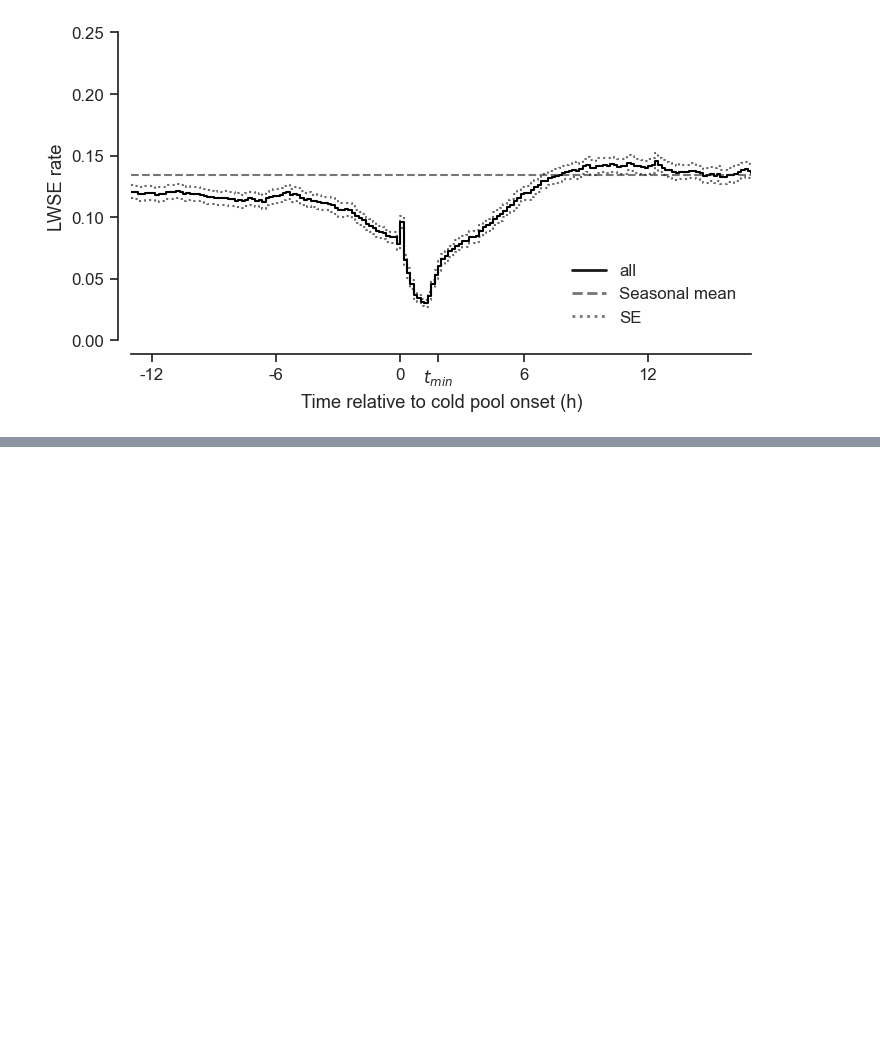
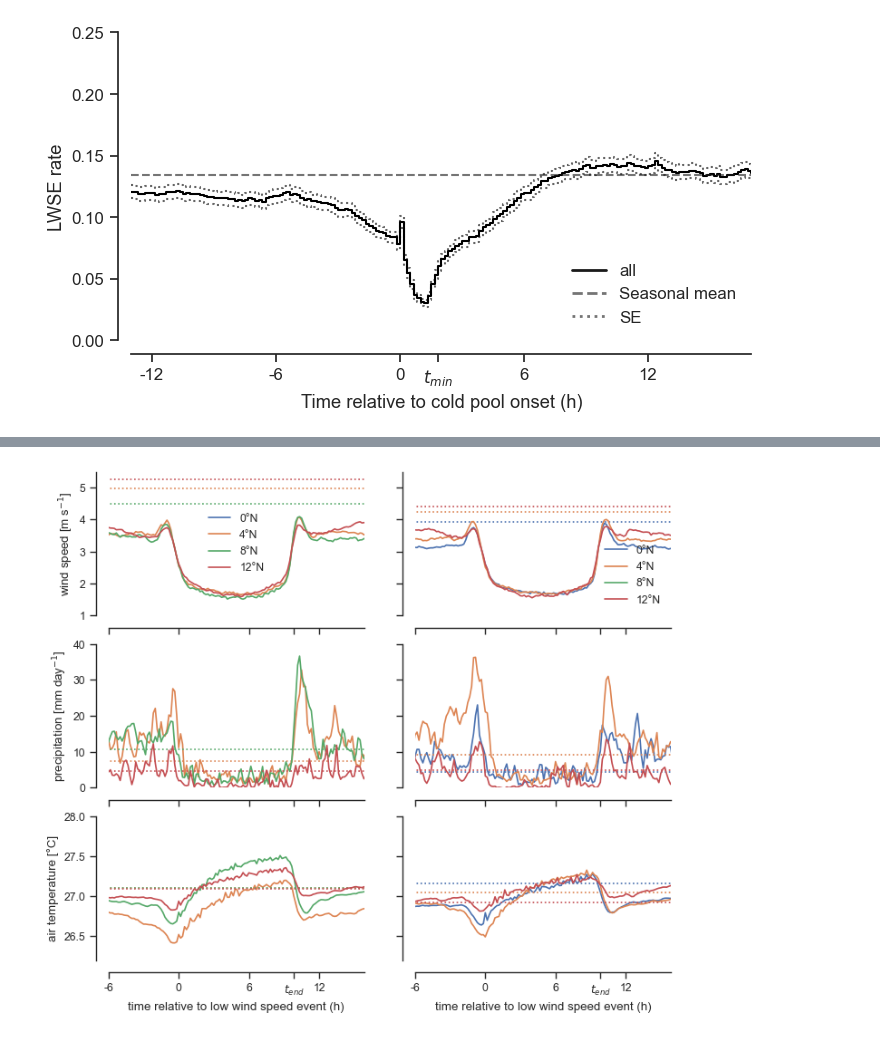
Before and after one commit to HannahGaenslen/Calms-and-Storms, a Jupyter notebook: Examples.ipynb, the cells around one changed output, grey strips where cells are left out. Cells and saved outputs as stored; diff of their text form; code cells hidden in the pictures; blank space fills up the shorter version.

Commit message:
Add LWSE composite plot to examples

```diff
--- a/Examples.ipynb
+++ b/Examples.ipynb
@@ -47,21 +49,21 @@ Timedelta('0 days 01:50:00')
 # %%
 # python LoadData.py -p data/PIRATA -o data/Observations/data_met_1998-2018.nc
 data = xr.open_dataset(
-    "data/Observations/data_met_1998-2018.nc"
+    f"{workdir}/Observations/data_met_1998-2018.nc"
     )
 # python MCScomposites.py -p data/PIRATA -c data/coldpools -o data/Observations/data_met_rescaled_1998-2018_>1K.nc
 data_rescaled = xr.open_dataset(
-    "data/Observations/data_met_rescaled_1998-2018_>1K.nc"
+    f"{workdir}/Observations/data_met_rescaled_1998-2018_>1K.nc"
     )
 
 # python doldrums.py data/PIRATA -o data/Observations/datLWSE_1998-2018_lowpass.nc
 datLWSE = xr.open_dataset(
-    "data/Observations/datLWSE_1998-2018_lowpass.nc"
+    f"{workdir}/Observations/datLWSE_1998-2018_lowpass.nc"
     )
 # datLWSE_rescaled = MCScomposites.composites(datLWSE, df_all)
 # datLWSE_rescaled.to_netcdf("data/Observations/LWSEDataBuoys_rescaled_1998-2018_>1K_48h.nc")
 datLWSE_rescaled = xr.load_dataset(
-    "data/Observations/LWSEDataBuoys_rescaled_1998-2018_>1K_48h.nc"
+    f"{workdir}/Observations/LWSEDataBuoys_rescaled_1998-2018_>1K_48h.nc"
     ).sel(duration_thld=6)
 # %% [markdown]
 ## Cold pool composite
@@ -199,0 +204,8 @@ Seasonal average: 0.1343978655101919
+# %%
+df_LWSE = pd.read_csv(f"{workdir}/Observations/LWSE/df_LWSE.csv", parse_dates=["tmax", "tmin"])
+mLWSEduration = MCScomposites.median_coldpool_duration(df_LWSE).round("min")
+# %%
+# data_LWSE = MCScomposites.composites(data, df_LWSE)
+data_LWSE = xr.load_dataset(
+    f"{workdir}/Observations/LWSE/dataMet_toLWSE_rescaled_1998-2018_6h.nc"
+    )
@@ -199,0 +264,61 @@ Seasonal average: 0.1343978655101919
+# %%
+sns.set_context("paper")
+sns.set_style("ticks")
+
+figsize = (8, 7)
+fig, axes = plt.subplots(3, 2, figsize=figsize, sharex=True)
+axes = axes.ravel()
+
+# create color palette
+lats = list(data_LWSE_mean.lat.values)
+# pick or build a palette with same length
+pal = sns.color_palette(n_colors=len(lats))
+color_map = dict(zip(lats, pal))
+
+for i, ax in enumerate(axes):
+    if i in [0, 1]:
+        lon = -38 if i == 0 else -23
+        for lat in lats:
+            data_LWSE_mean.WS_401.sel(lat=lat, lon=lon).plot(ax=ax, x="hours", color=color_map[lat], label=f"{lat}°N")
+            data_LWSE_mean.WS_401_mean.sel(lat=lat, lon=lon).plot(ax=ax, x="hours", color=color_map[lat], label="", linestyle='dotted')
+        ax.set_xlabel("")
+        ax.set_ylabel(r"wind speed [m s$^{-1}$]")
+        ax.set_ylim((1, 5.5))
+        ax.legend(frameon=False)
+    elif i in [2, 3]:
+        lon = -38 if i == 2 else -23
+
+        rain = data_LWSE_mean.RN_485 * 24
+        rain_mean = data_LWSE_mean.RN_485_mean * 24
+        for lat in lats:
+            rain.sel(lat=lat, lon=lon).plot(ax=ax, x="hours", color=color_map[lat], label="")
+            rain_mean.sel(lat=lat, lon=lon).plot(ax=ax, x="hours", color=color_map[lat], linestyle='dotted')
+        ax.set_xlabel("")
+        ax.set_ylabel(r"precipitation [mm day$^{-1}$]")
+        ax.set_ylim((0, 40))
+        # ax.get_legend().remove()
+    elif i in [4, 5]:
+        lon = -38 if i == 4 else -23
+        for lat in lats:
+            data_LWSE_mean.AT_21.sel(lat=lat, lon=lon).plot(ax=ax, x="hours", color=color_map[lat], label="")
+            data_LWSE_mean.AT_21_mean.sel(lat=lat, lon=lon).plot(ax=ax, x="hours", color=color_map[lat], linestyle='dotted')
+        ax.set_ylabel("air temperature [°C]")
+        ax.set_ylim((26.2, 28.0))
+        # ax.get_legend().remove()
+    ax.set_title("")
+
+xticks = [-6, 0, mLWSEduration / np.timedelta64(1, "h"), 6, 12]
+labels = [ -6, 0, "$t_{end}$", 6, 12]
+for ax in axes[-2:]:
+    ax.set_xticks(xticks)
+    ax.set_xticklabels(labels)
+    ax.set_xlim(-6, (mLWSEduration) / np.timedelta64(1, "h") + 6)
+    ax.set_xlabel("time relative to low wind speed event (h)")
+
+for ax in axes[1::2]:
+    ax.set_ylabel("")
+    ax.set_yticklabels([])
+
+sns.despine(offset=10)
+# %% [output]
+[figure, added]
```
Also changed, not shown: parts of 4 cells of this notebook.
